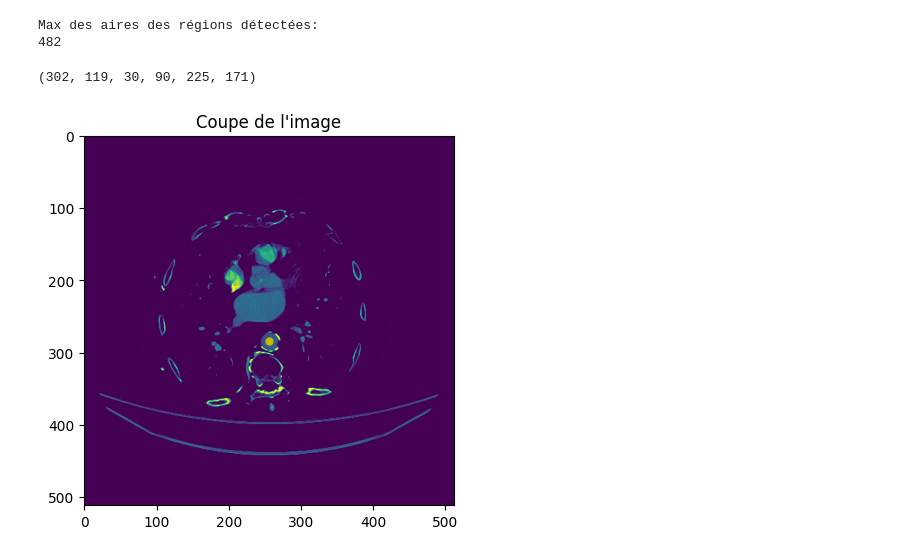
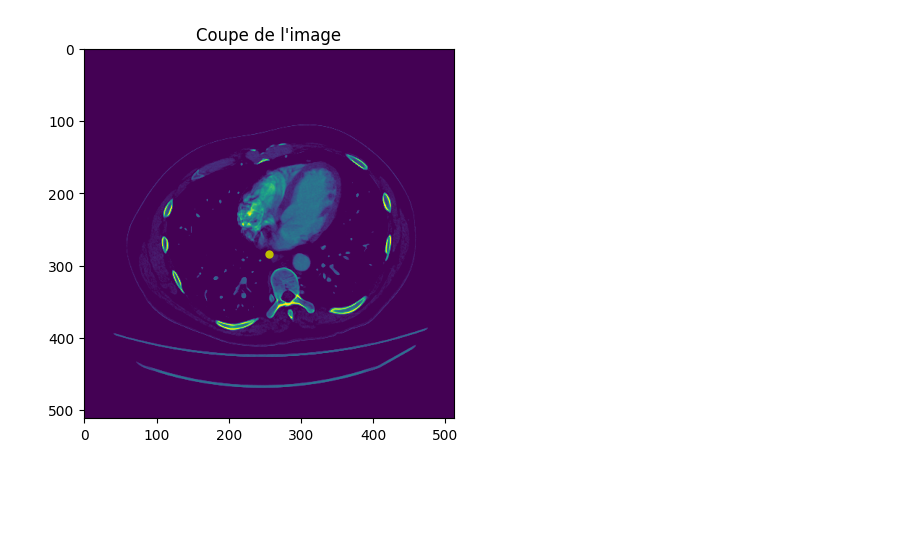
Before and after one commit to DangerousWizardry/angioscans-vascular-3d-reconstruction, a Jupyter notebook: image_preprocessing.ipynb, the cells around one changed output. Drawn from its saved outputs; the diff is of its cells as text; code cells hidden in the pictures; blank space fills up the shorter version.

```diff
--- a/image_preprocessing.ipynb
+++ b/image_preprocessing.ipynb
@@ -200,9 +11,9 @@ class MultiImageDisplay(object):
 # %%
-mr_image = sitk.ReadImage(Path("data/anonymise_patient1.mhd"))
+mr_image = sitk.ReadImage(Path("data/anonymise_patient2.mhd"))
 npa = sitk.GetArrayViewFromImage(mr_image)
 
 # Display the image slice from the middle of the stack, z axis
 z = int(mr_image.GetDepth()/2)
 npa_zslice = sitk.GetArrayViewFromImage(mr_image)[z,:,:]
 
-itkwidgets.view(mr_image)
+#itkwidgets.view(mr_image)
@@ -294,35 +75,14 @@ print(label_sizes)
-# %%
-num_labels = stats.GetNumberOfLabels()
-area_list = dict()
-# Afficher les aires de chaque région détectée
-print("Max des aires des régions détectées:")
-for label in range(1, num_labels + 1):  # Labels commencent à 1
-    area = stats.GetPhysicalSize(label)
-    box = stats.GetBoundingBox(label)
-    if area > 5000 and not any(size == 0 for size in box):
-        #print(f"Région {label}: {area} pixels")
-        area_list[label] = area
-print(max(area_list, key=area_list.get))
-# %% [output]
-Max des aires des régions détectées:
-482
-# %%
-print(stats.GetRegion(192))
-roi = sitk.RegionOfInterest(cleaned_thresh_img, stats.GetBoundingBox(69685))
-#itkwidgets.view(roi)
-# %% [output]
-(302, 119, 30, 90, 225, 171)
 # %%
-thresholdFilter = sitk.IntensityWindowingImageFilter()
-thresholdFilter.SetWindowMinimum(175)
-thresholdFilter.SetWindowMaximum(255)
-thresholdFilter.SetOutputMinimum(0)
-thresholdFilter.SetOutputMaximum(255)
-resultTargetBonesAndVessels = thresholdFilter.Execute(cleaned_thresh_img)
-image_array = sitk.GetArrayFromImage(cleaned_thresh_img)
+# thresholdFilter = sitk.IntensityWindowingImageFilter()
+# thresholdFilter.SetWindowMinimum(0)
+# thresholdFilter.SetWindowMaximum(150)
+# thresholdFilter.SetOutputMinimum(0)
+# thresholdFilter.SetOutputMaximum(255)
+# resultTargetBonesAndVessels = thresholdFilter.Execute(resultTreshold)
+image_array = sitk.GetArrayFromImage(resultTreshold)
 plt.title("Coupe de l'image")
 plt.plot([255],[284], marker='o', ls='none', ms=5,color="y")
 plt.imshow(image_array[-1,:,:])
 np.save(Path("temp/preprocessed_image.npy"), image_array)
 # %% [output]
-[figure, old version]
+[figure, new version]
```
Also changed, not shown: parts of 10 cells of this notebook, 1 other file.
